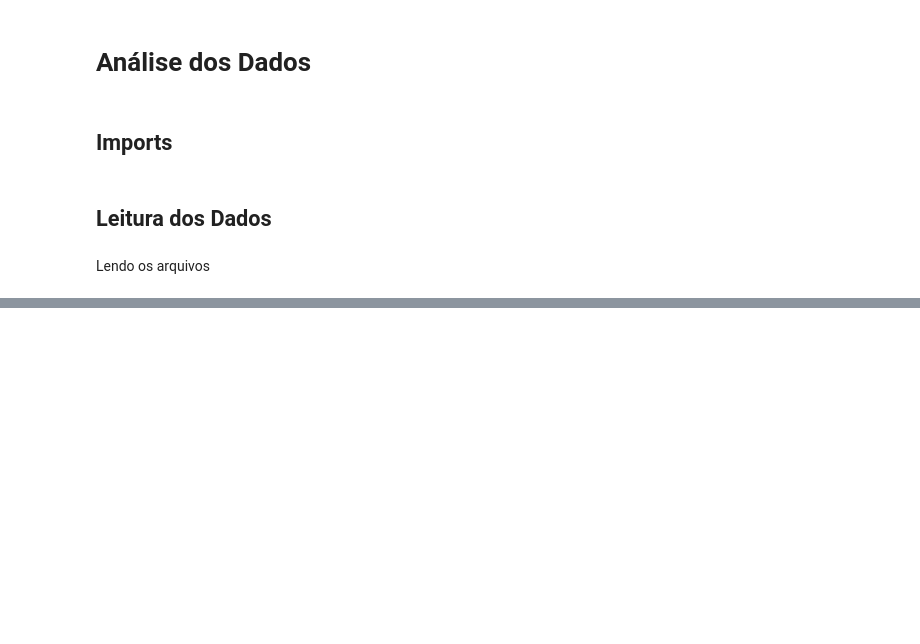
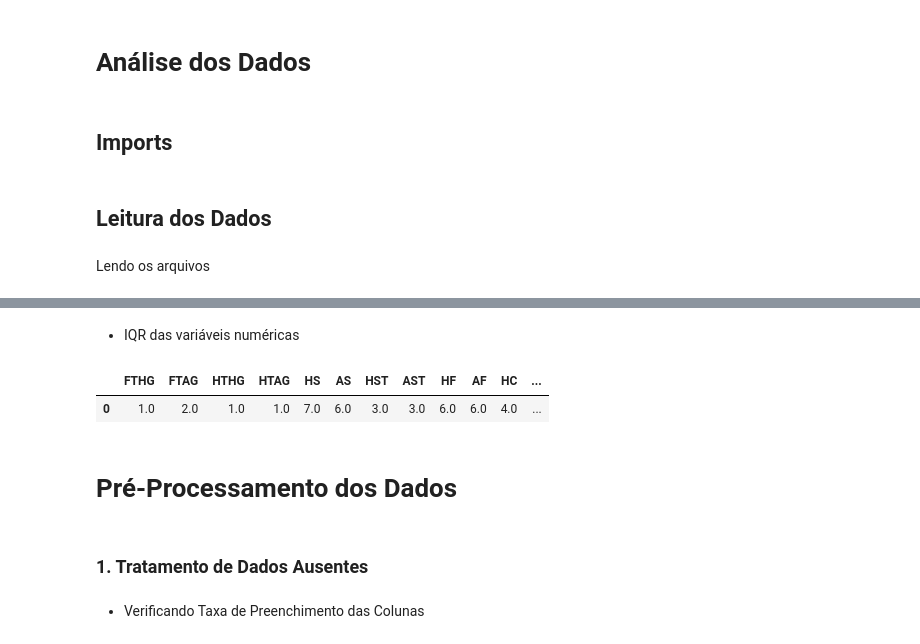
Before and after one commit to matheusalb/Veva365, a Jupyter notebook: Projeto 1.ipynb, the cells around one changed output, grey strips where cells are left out. Drawn from its saved outputs; the diff is of its cells as text; code cells hidden in the pictures; blank space fills up the shorter version.

```diff
--- a/Projeto 1.ipynb
+++ b/Projeto 1.ipynb
@@ -44,0 +81,15 @@ df
+# %% [markdown]
+* IQR das variáveis numéricas
+# %%
+desc = df.describe()
+# Q3 - Q1
+(desc.loc['75%'] - desc.loc['25%']).to_frame().T
+# %% [output]
+|  | FTHG | FTAG | HTHG | HTAG | HS | AS | HST | AST | HF | AF | HC | ... |
+| 0 | 1.0 | 2.0 | 1.0 | 1.0 | 7.0 | 6.0 | 3.0 | 3.0 | 6.0 | 6.0 | 4.0 | ... |
+# %% [markdown]
+# Pré-Processamento dos Dados
+# %% [markdown]
+### 1. Tratamento de Dados Ausentes
+# %% [markdown]
+* Verificando Taxa de Preenchimento das Colunas
```
Also changed, not shown: parts of 18 cells of this notebook.
